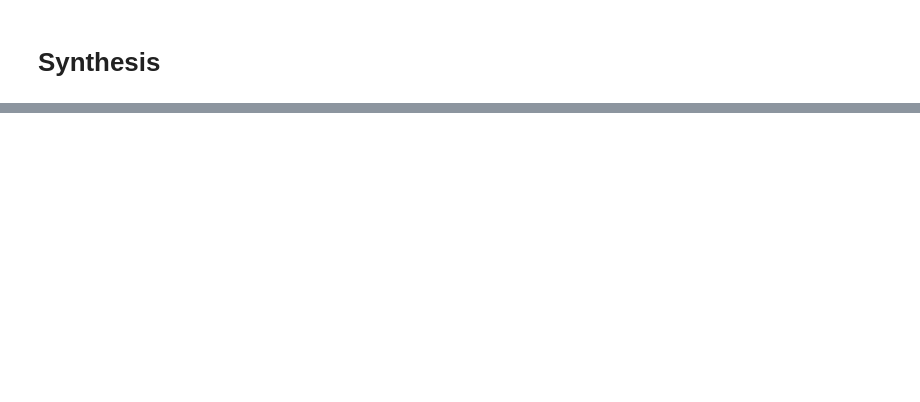
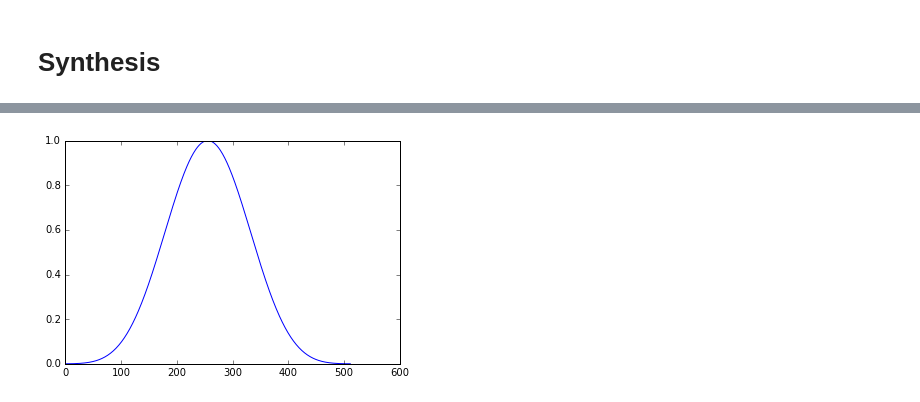
Before and after one commit to damiansp/digitalSoundProcessing, a Jupyter notebook: models/03_sine_model.ipynb, the cells around one changed output, grey strips where cells are left out. Saved outputs shown, nothing was run; the diff lists cells and outputs as text; code cells hidden in the pictures; blank space fills up the shorter version.

```diff
--- a/models/03_sine_model.ipynb
+++ b/models/03_sine_model.ipynb
@@ -330,0 +338,5 @@ plt.title('Frequency of sinusoidal tracks')
+# %%
+bh = blackmanharris(n_s) # blackman-harris window
+plt.plot(bh);
+# %% [output]
+[figure, added]
```
Also changed, not shown: parts of 17 cells of this notebook.
